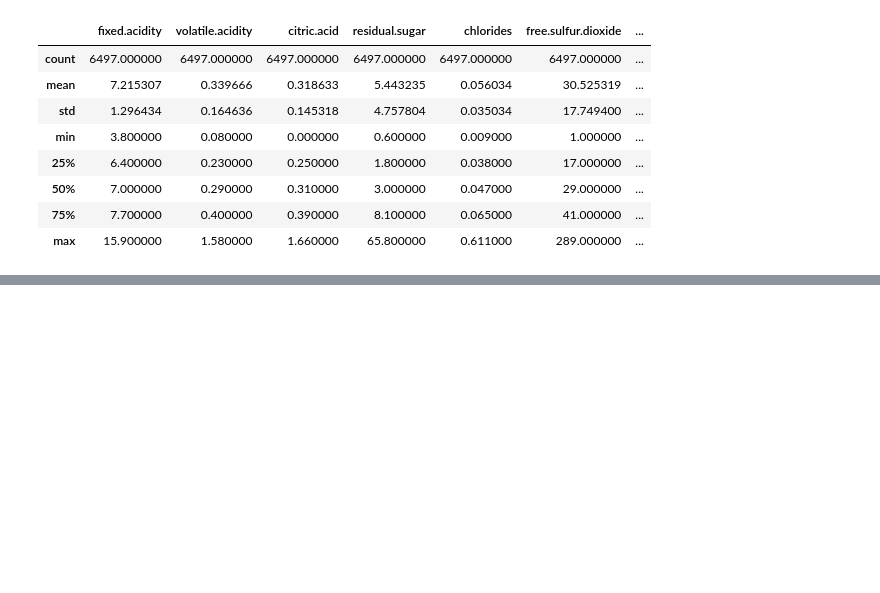
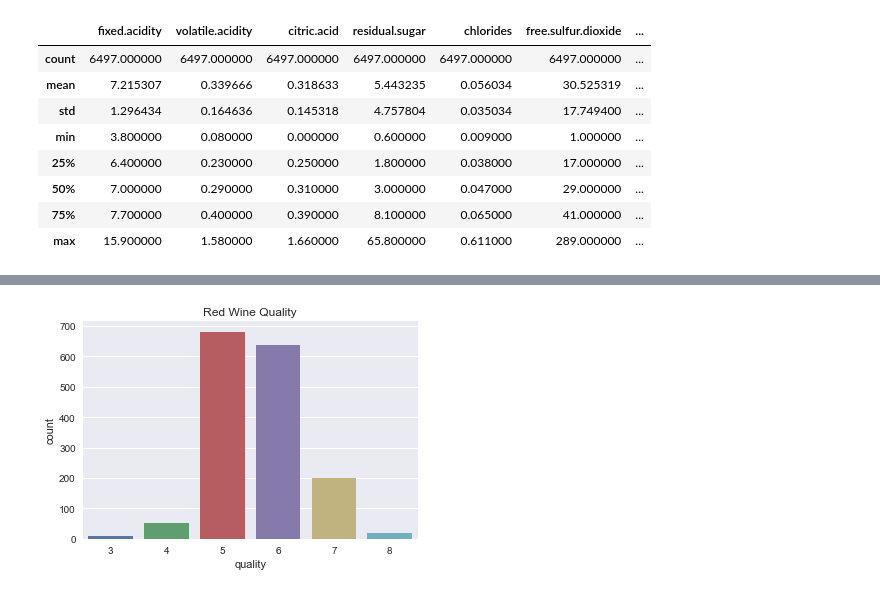
Before and after one commit to krs520/Data-Bootcamp-Project, a Jupyter notebook: Wine Quality Project.ipynb, the cells around one changed output, grey strips where cells are left out. Cells and saved outputs as stored; diff of their text form; code cells hidden in the pictures; blank space fills up the shorter version.

```diff
--- a/Wine Quality Project.ipynb
+++ b/Wine Quality Project.ipynb
@@ -157,0 +206,10 @@ sns.pairplot(df) # WOAH, lots going on here - i'm just experimenting really
+# %%
+## Bar chart showing red wine quality breakdown
+
+sns.set(style='darkgrid')
+
+sns.countplot(x = 'quality',
+              data = dfred).set_title('Red Wine Quality')
+plt.show()
+# %% [output]
+[figure, added]
```
Also changed, not shown: parts of 22 cells of this notebook.
